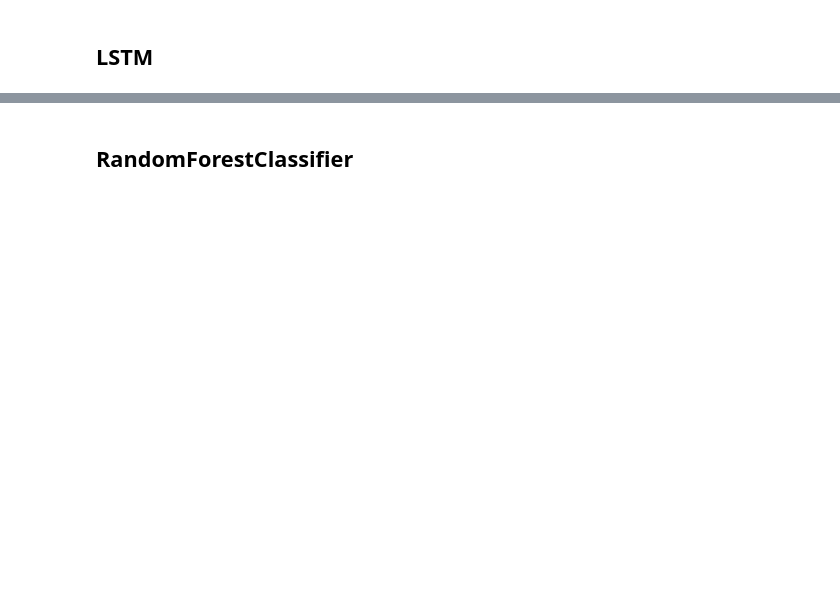
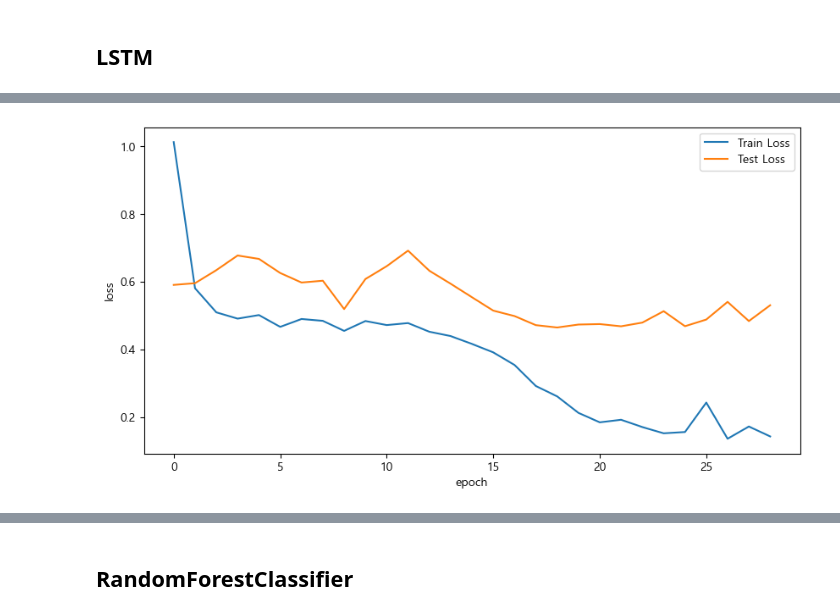
Before and after one commit to teacher88/AI, a Jupyter notebook: DeepLearing/05_LSTM_Class.ipynb, the cells around one changed output, grey strips where cells are left out. Cells and saved outputs as stored; diff of their text form; code cells hidden in the pictures; blank space fills up the shorter version.

```diff
--- a/DeepLearing/05_LSTM_Class.ipynb
+++ b/DeepLearing/05_LSTM_Class.ipynb
@@ -128,9 +132,2 @@ X_train.shape, Y_train.shape
 # %% [output]
 ((1432, 30, 370), (1432,))
-# %%
-# 검증 데이터 셋
-
-split=int(len(X_train) * 0.8)
-X, X_val=X_train[:split], X_train[split:]
-Y, Y_val=Y_train[:split], Y_train[split:]
-X.shape, Y.shape, X_val.shape, Y_val.shape
@@ -139,4 +134,4 @@ X.shape, Y.shape, X_val.shape, Y_val.shape
 # %%
-X_train, X_test, Y_train, Y_test=train_test_split(X, Y, test_size=0.2, shuffle=False)
+X_train, X_test, Y_train, Y_test=train_test_split(X, Y, test_size=0.3, shuffle=False)
 X_train.shape, X_test.shape
 # %% [output]
@@ -146,7 +141,7 @@ X_train.shape, X_test.shape
 # %%
 model=keras.Sequential()
 model.add(keras.layers.Input(shape=(seq_length, 370)))                         # LSTM 입력 크기
-model.add(keras.layers.LSTM(16, activation='tanh', return_sequences=False))     # 시퀀스 중 마지막 상태만 출력
+model.add(keras.layers.LSTM(64, activation='tanh', return_sequences=False))    # 시퀀스 중 마지막 상태만 출력
 model.add(keras.layers.Dense(1, activation='sigmoid'))                         # 출력층
 model.summary()
 # %% [output]
@@ -179,6 +174,8 @@ early_stopping_callback=EarlyStopping(monitor='val_loss',
 # %%
 model.compile(optimizer='adam', loss='binary_crossentropy', metrics=['accuracy'])
 # %%
-history=model.fit(X_train, Y_train, epochs=50, batch_size=16, verbose=0,
-                  validation_data=(X_val, Y_val), shuffle=False, callbacks=[print_callback, early_stopping_callback])
+history=model.fit(X_train, Y_train,
+                  epochs=100, batch_size=16, verbose=0,
+                  validation_data=(X_test, Y_test), shuffle=False,
+                  callbacks=[print_callback, early_stopping_callback])
 # %% [output]
@@ -191,2 +186,12 @@ Restoring model weights from the end of the best epoch: 50.
+# %%
+plt.figure(figsize=(10, 5))
+plt.plot(history.history['loss'], label='Train Loss')
+plt.plot(history.history['val_loss'], label='Test Loss')
+plt.xlabel('epoch')
+plt.ylabel('loss')
+plt.legend()
+plt.show()
+# %% [output]
+[figure, added]
 # %%
 test_loss, test_mse=model.evaluate(X_test, Y_test)
```
Also changed, not shown: parts of 29 cells of this notebook, 1 other file.
